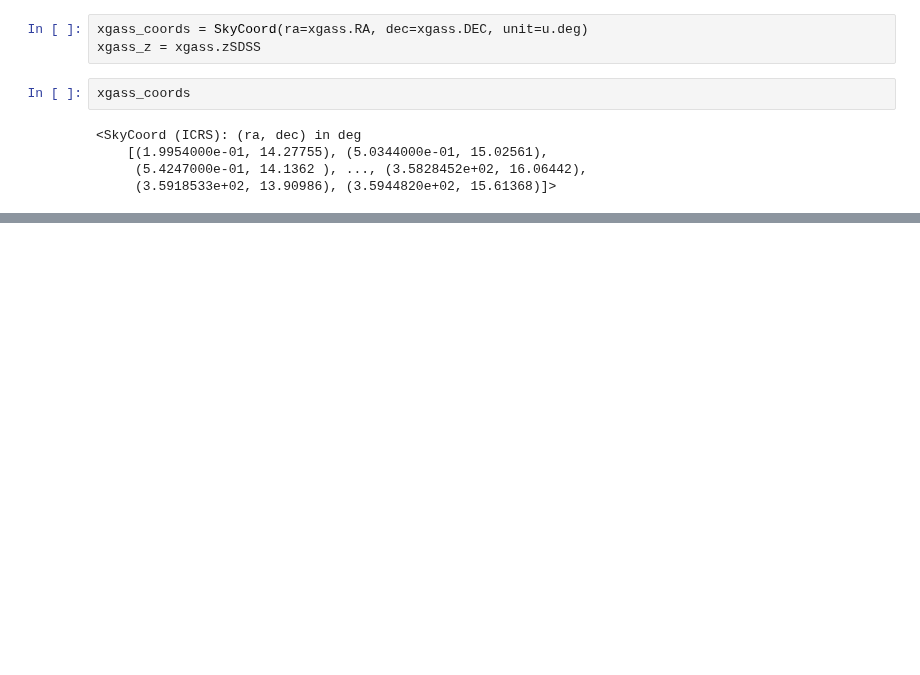
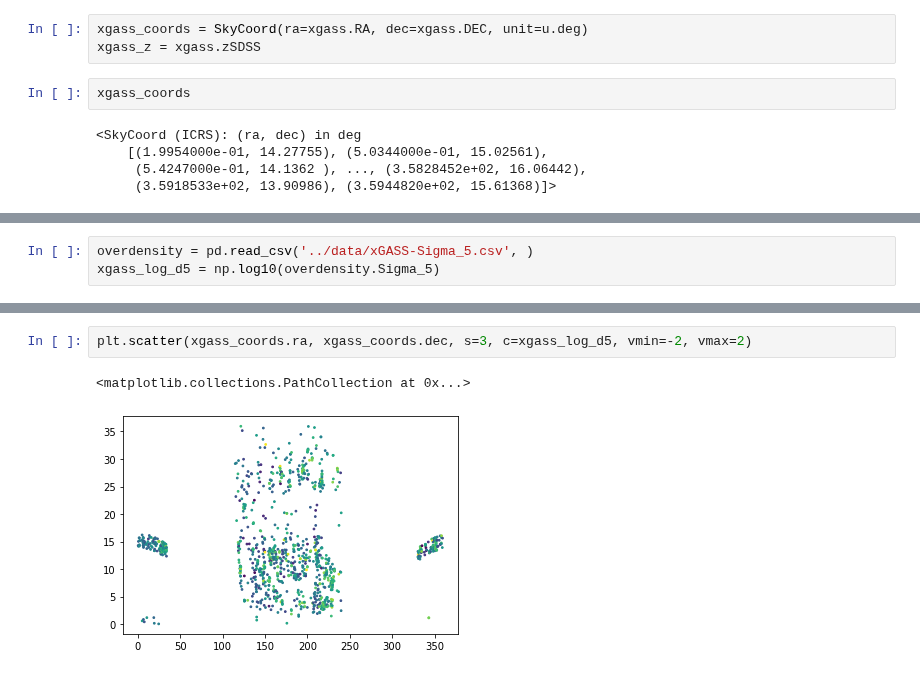
Before and after one commit to jwuphysics/HI-convnets, a Jupyter notebook: notebook/Environmental variable.ipynb, the cells around one changed output, grey strips where cells are left out. Saved outputs shown, nothing was run; the diff lists cells and outputs as text; blank space fills up the shorter version.

```diff
--- a/notebook/Environmental variable.ipynb
+++ b/notebook/Environmental variable.ipynb
@@ -145,0 +117,3 @@ plt.legend();
+# %%
+overdensity = pd.read_csv('../data/xGASS-Sigma_5.csv', )
+xgass_log_d5 = np.log10(overdensity.Sigma_5)
@@ -145,0 +139,5 @@ plt.legend();
+# %%
+plt.scatter(xgass_coords.ra, xgass_coords.dec, s=3, c=xgass_log_d5, vmin=-2, vmax=2)
+# %% [output]
+<matplotlib.collections.PathCollection at 0x...>
+[figure, added]
```
Also changed, not shown: parts of 26 cells of this notebook, 1 other file.
